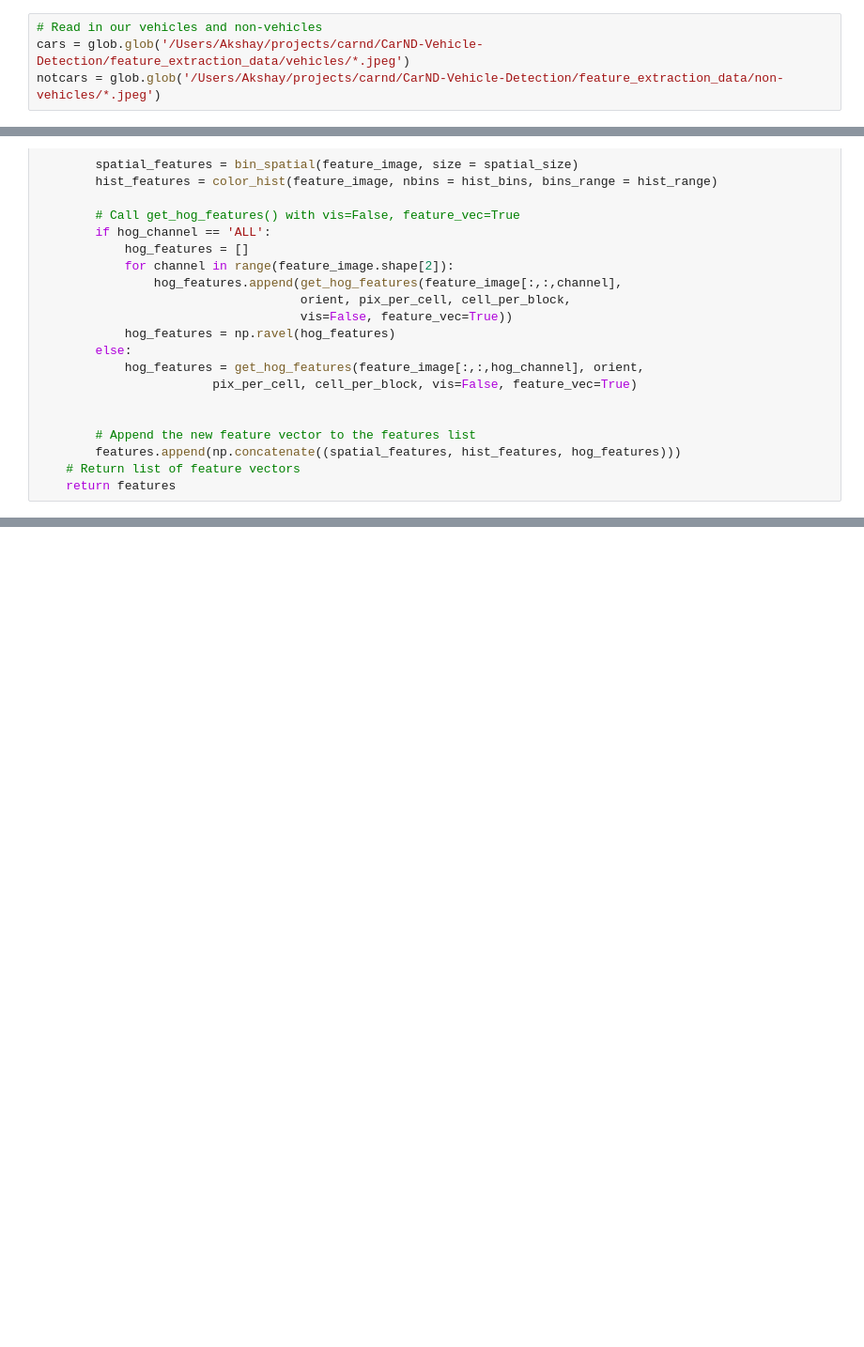
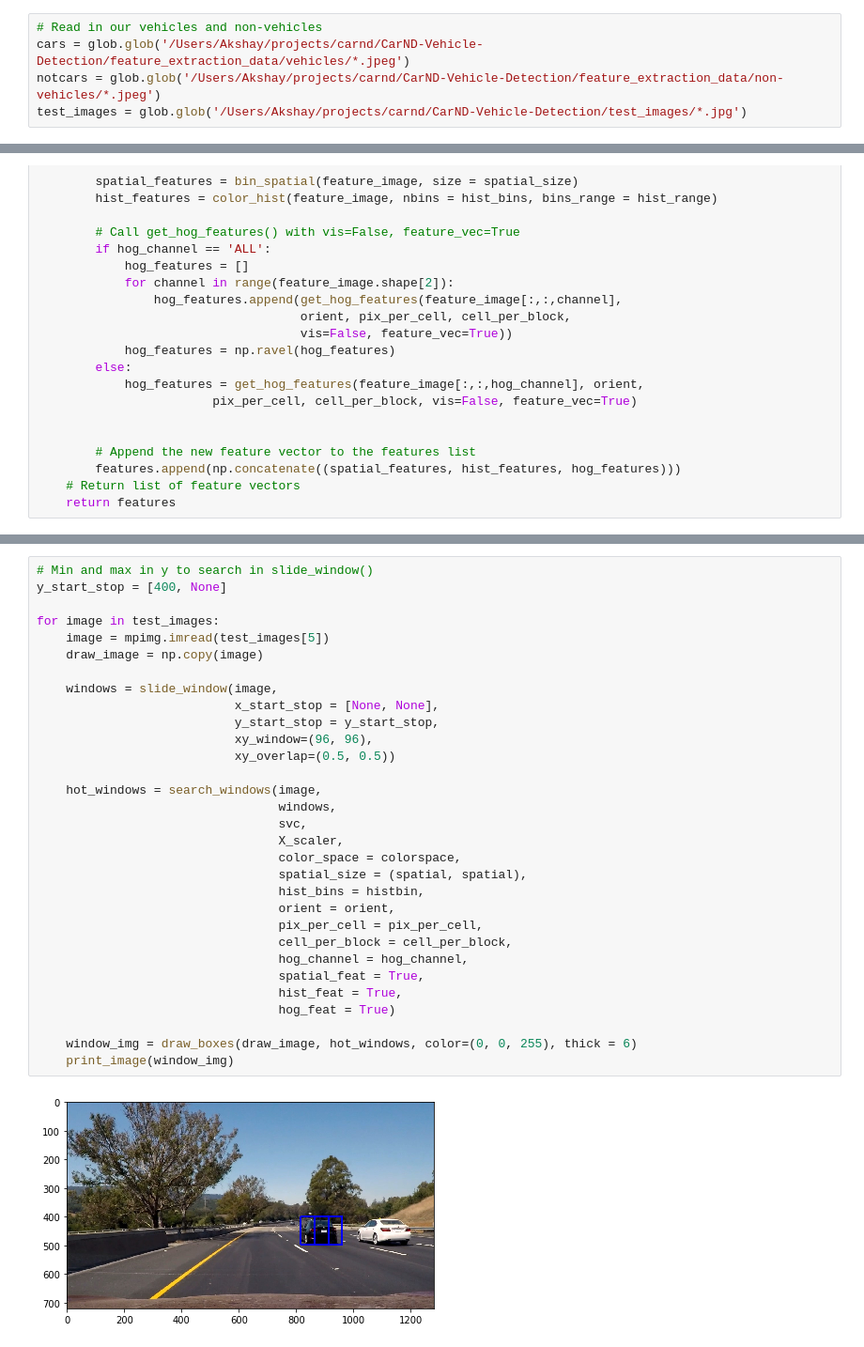
Before and after one commit to chmod600/carnd1-project5, a Jupyter notebook: pipepine1.ipynb, the cells around one changed output, grey strips where cells are left out. Shown at 94% size. Drawn from its saved outputs; the diff is of its cells as text; blank space fills up the shorter version.

Commit message:
working on test images

```diff
--- a/pipepine1.ipynb
+++ b/pipepine1.ipynb
@@ -34,6 +34,7 @@ def print_gray_image(img, title = ""):
 # Read in our vehicles and non-vehicles
 cars = glob.glob('/Users/Akshay/projects/carnd/CarND-Vehicle-Detection/feature_extraction_data/vehicles/*.jpeg')
 notcars = glob.glob('/Users/Akshay/projects/carnd/CarND-Vehicle-Detection/feature_extraction_data/non-vehicles/*.jpeg')
+test_images = glob.glob('/Users/Akshay/projects/carnd/CarND-Vehicle-Detection/test_images/*.jpg')
 # %%
 # Define a function to compute binned color features
 def bin_spatial(img, size=(32, 32)):
@@ -232,0 +376,33 @@ For these 10 labels:  [ 0.  0.  0.  1.  0.  0.  0.  0.  1.  1.]
+# %%
+# Min and max in y to search in slide_window()
+y_start_stop = [400, None]
+
+for image in test_images:
+    image = mpimg.imread(test_images[5])
+    draw_image = np.copy(image)
+
+    windows = slide_window(image,
+                           x_start_stop = [None, None],
+                           y_start_stop = y_start_stop,
+                           xy_window=(96, 96),
+                           xy_overlap=(0.5, 0.5))
+
+    hot_windows = search_windows(image,
+                                 windows,
+                                 svc,
+                                 X_scaler,
+                                 color_space = colorspace,
+                                 spatial_size = (spatial, spatial),
+                                 hist_bins = histbin,
+                                 orient = orient,
+                                 pix_per_cell = pix_per_cell,
+                                 cell_per_block = cell_per_block,
+                                 hog_channel = hog_channel,
+                                 spatial_feat = True,
+                                 hist_feat = True,
+                                 hog_feat = True)
+
+    window_img = draw_boxes(draw_image, hot_windows, color=(0, 0, 255), thick = 6)
+    print_image(window_img)
+# %% [output]
+[figure, added]
```
Also changed, not shown: parts of 5 cells of this notebook.
